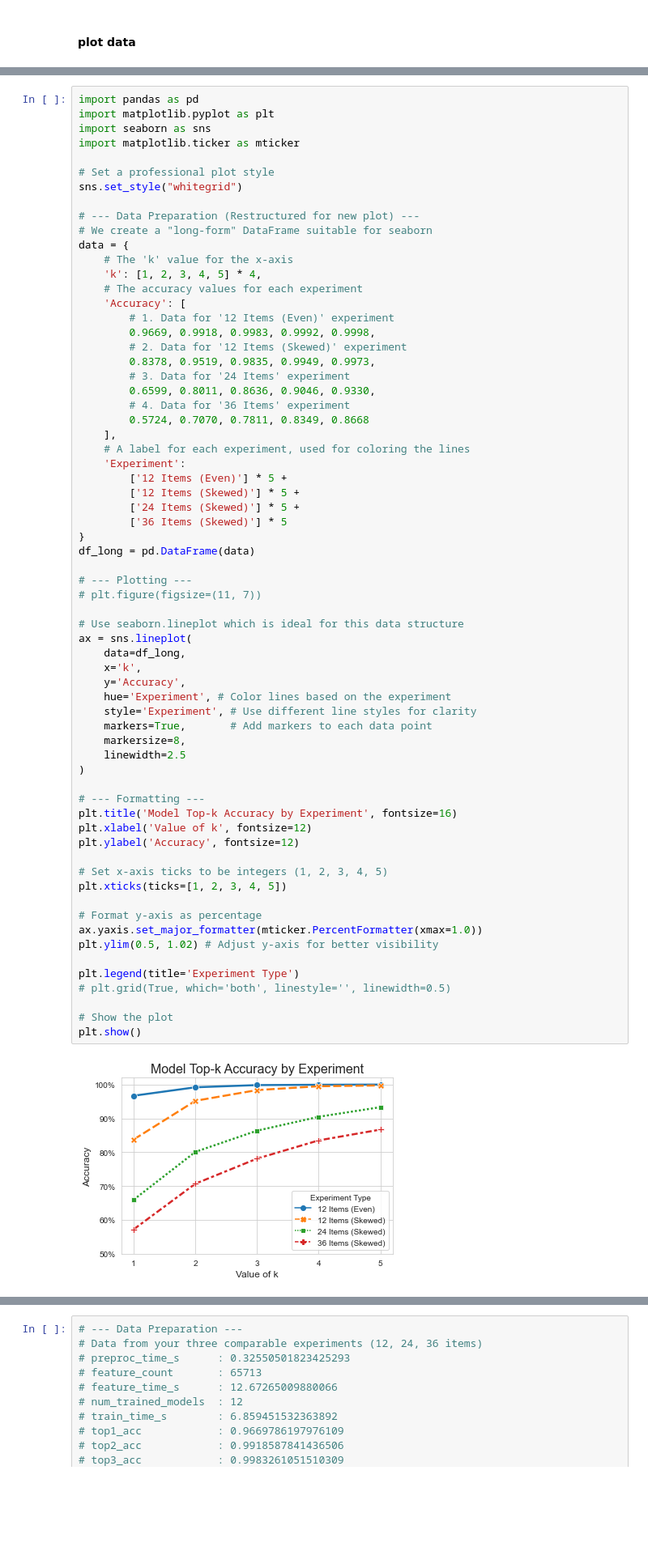
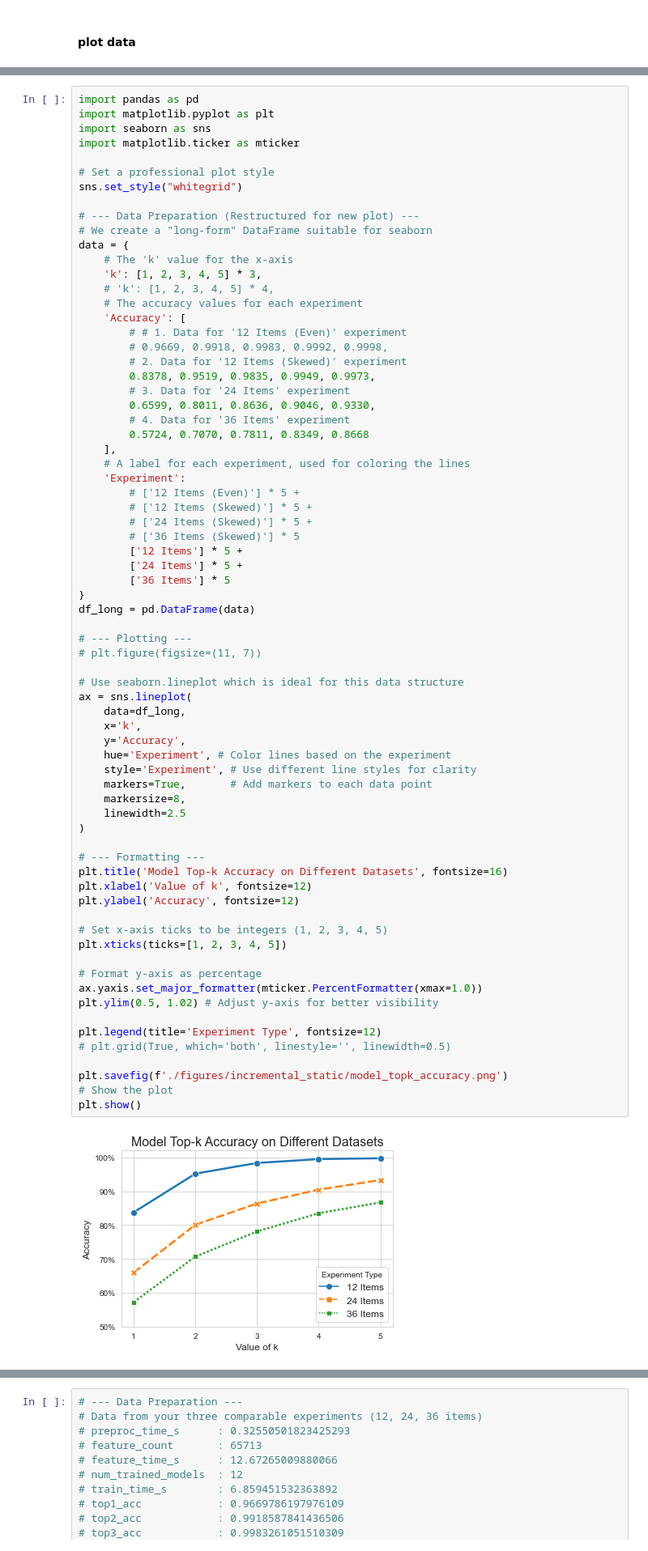
Before and after one commit to zoezou9/fp_mining, a Jupyter notebook: fp_mining_36.ipynb, the cells around one changed output, grey strips where cells are left out. Shown at 81% size. Saved outputs shown, nothing was run; the diff lists cells and outputs as text; blank space fills up the shorter version.

```diff
--- a/fp_mining_36.ipynb
+++ b/fp_mining_36.ipynb
@@ -327,11 +334,12 @@ sns.set_style("whitegrid")
 # We create a "long-form" DataFrame suitable for seaborn
 data = {
     # The 'k' value for the x-axis
-    'k': [1, 2, 3, 4, 5] * 4,
+    'k': [1, 2, 3, 4, 5] * 3,
+    # 'k': [1, 2, 3, 4, 5] * 4,
     # The accuracy values for each experiment
     'Accuracy': [
-        # 1. Data for '12 Items (Even)' experiment
-        0.9669, 0.9918, 0.9983, 0.9992, 0.9998,
+        # # 1. Data for '12 Items (Even)' experiment
+        # 0.9669, 0.9918, 0.9983, 0.9992, 0.9998,
         # 2. Data for '12 Items (Skewed)' experiment
         0.8378, 0.9519, 0.9835, 0.9949, 0.9973,
         # 3. Data for '24 Items' experiment
@@ -341,10 +349,13 @@ data = {
     ],
     # A label for each experiment, used for coloring the lines
     'Experiment':
-        ['12 Items (Even)'] * 5 +
-        ['12 Items (Skewed)'] * 5 +
-        ['24 Items (Skewed)'] * 5 +
-        ['36 Items (Skewed)'] * 5
+        # ['12 Items (Even)'] * 5 +
+        # ['12 Items (Skewed)'] * 5 +
+        # ['24 Items (Skewed)'] * 5 +
+        # ['36 Items (Skewed)'] * 5
+        ['12 Items'] * 5 +
+        ['24 Items'] * 5 +
+        ['36 Items'] * 5
 }
 df_long = pd.DataFrame(data)
 
@@ -352,36 +363,37 @@ df_long = pd.DataFrame(data)
 # plt.figure(figsize=(11, 7))
 
 # Use seaborn.lineplot which is ideal for this data structure
 ax = sns.lineplot(
     data=df_long,
     x='k',
     y='Accuracy',
     hue='Experiment', # Color lines based on the experiment
     style='Experiment', # Use different line styles for clarity
     markers=True,       # Add markers to each data point
     markersize=8,
     linewidth=2.5
 )
 
 # --- Formatting ---
-plt.title('Model Top-k Accuracy by Experiment', fontsize=16)
+plt.title('Model Top-k Accuracy on Different Datasets', fontsize=16)
 plt.xlabel('Value of k', fontsize=12)
 plt.ylabel('Accuracy', fontsize=12)
 
 # Set x-axis ticks to be integers (1, 2, 3, 4, 5)
 plt.xticks(ticks=[1, 2, 3, 4, 5])
 
 # Format y-axis as percentage
 ax.yaxis.set_major_formatter(mticker.PercentFormatter(xmax=1.0))
 plt.ylim(0.5, 1.02) # Adjust y-axis for better visibility
 
-plt.legend(title='Experiment Type')
+plt.legend(title='Experiment Type', fontsize=12)
 # plt.grid(True, which='both', linestyle='', linewidth=0.5)
 
+plt.savefig(f'./figures/incremental_static/model_topk_accuracy.png')
 # Show the plot
 plt.show()
 # %% [output]
-[figure, old version]
+[figure, new version]
 # %%
 import pandas as pd
 import matplotlib.pyplot as plt
```
Also changed, not shown: parts of 39 cells of this notebook, 49 other files.
